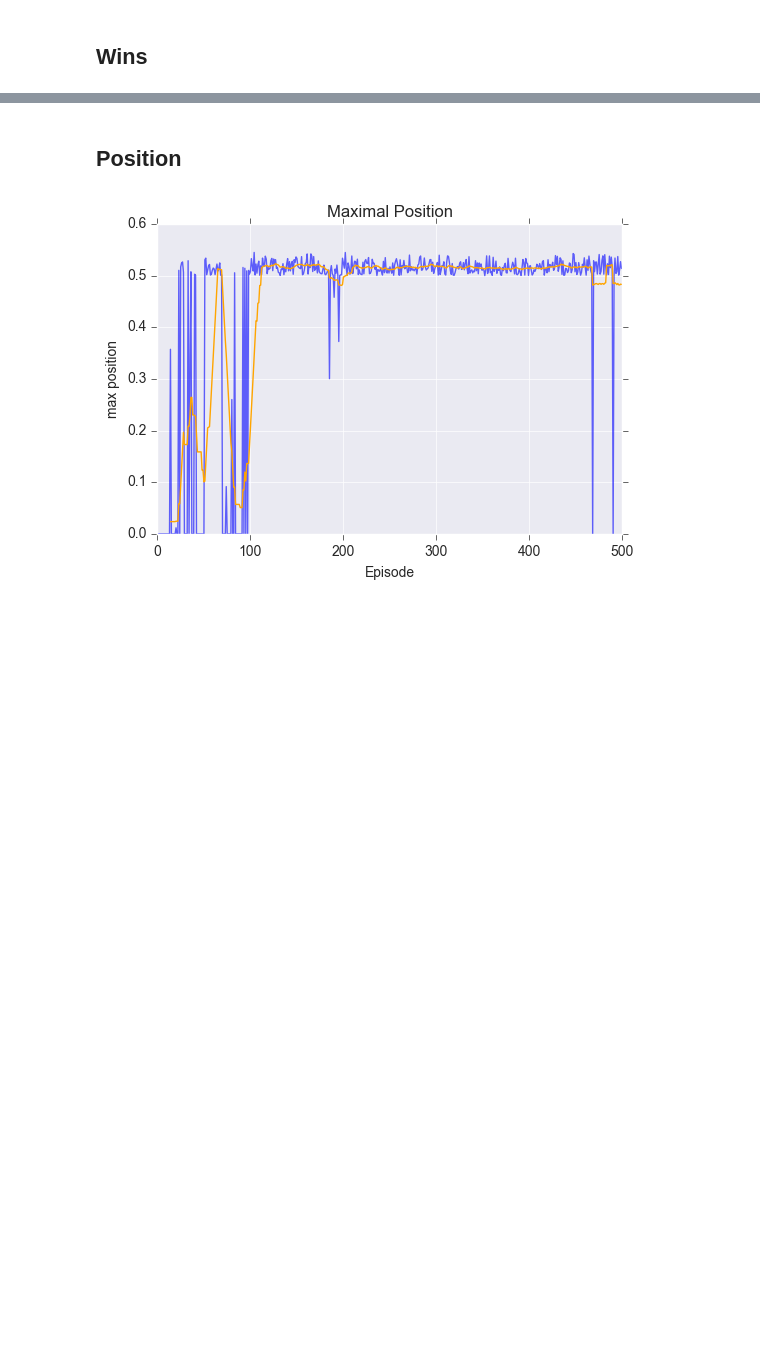
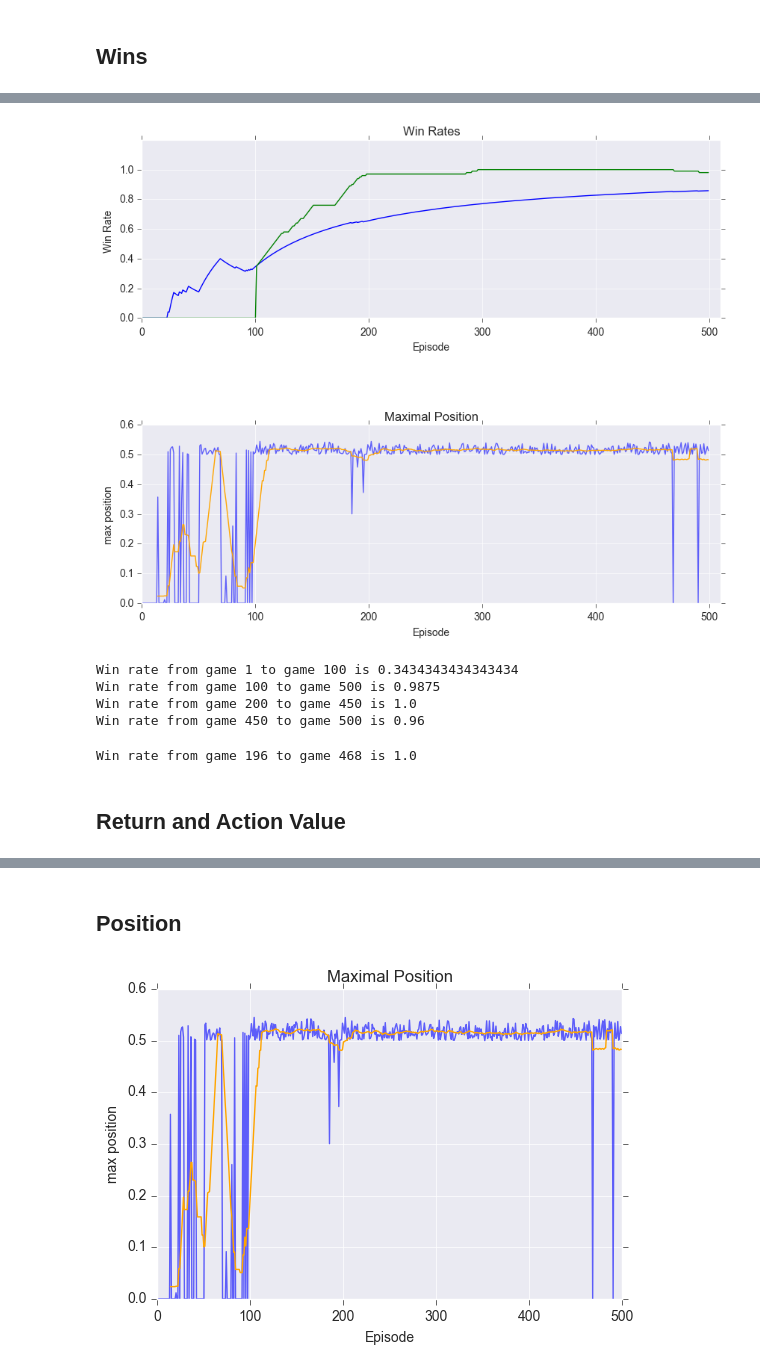
Before and after one commit to dtriepke/Deep_Q_Learning_MountainCar, a Jupyter notebook: DeepQLearning.ipynb, the cells around one changed output, grey strips where cells are left out. Cells and saved outputs as stored; diff of their text form; code cells hidden in the pictures; blank space fills up the shorter version.

```diff
--- a/DeepQLearning.ipynb
+++ b/DeepQLearning.ipynb
@@ -212 +156,61 @@ plt.show()
+# %%
+# Wins
+def movingRate(lag):
+    idx = range(len(history["cum_win"]) -1 )
+    lag
+    out = [ ((history["cum_win"][i + lag])- history["cum_win"][i]) / lag for i in idx if i < (500 -1 - lag)]
+    return list(np.append(np.zeros(lag +1), out))
+
+
+cum_win_rate_moving = movingRate(100)
+cum_win_rate = list(map(lambda a,b: (round(a / b, 4)), history["cum_win"], history["episode"]))
+
+plt.figure(1, figsize= [10,8])
+plt.subplot(211)
+plt.plot(cum_win_rate, label = "Avg Wins")
+plt.plot(cum_win_rate_moving, label = "MA Wins")
+plt.xlabel('Episode')
+plt.ylabel('Win Rate ')
+plt.title('Win Rates')
+plt.ylim(0, 1.2)
+plt.xlim(0, episodes+10)
+#plt.legend(bbox_to_anchor=(1.05, 1), loc=2, borderaxespad=0.)
+
+
+plt.subplot(212)
+max_posision = history["position"]["max_position"]
+max_posision = pd.Series(max_posision)
+ma = max_posision.rolling(15).mean()
+plt.plot(max_posision, alpha = 0.6, label = "Max Position")
+plt.plot(ma, "orange", label = "MA Max Position")
+plt.xlabel('Episode')
+plt.ylabel('max position')
+plt.title("Maximal Position")
+plt.xlim(0, episodes +10)
+#plt.legend(bbox_to_anchor=(1.05, 1), loc=2, borderaxespad=0.)
+plt.subplots_adjust(hspace = 0.6)
+
+plt.savefig('pic/winRatesAndMaxPosition.png')
+
+plt.show()
+# %% [output]
+[figure, added]
+# %%
+for i,j in zip([1, 100, 200, 450],[100, 500, 450, 500]):
+    print("Win rate from game {} to game {} is {}".format(history["episode"][i-1], history["episode"][j-1],
+                                                     ( (history["cum_win"][j-1]) - history["cum_win"][i-1])  / (j-i)))
+# %% [output]
+Win rate from game 1 to game 100 is 0.3434343434343434
+Win rate from game 100 to game 500 is 0.9875
+Win rate from game 200 to game 450 is 1.0
+Win rate from game 450 to game 500 is 0.96
+# %%
+# Models away from loss:
+for i,j in zip([196],[468,]):
+    print("Win rate from game {} to game {} is {}".format(history["episode"][i-1], history["episode"][j-1],
+                                                     ( (history["cum_win"][j-1]) - history["cum_win"][i-1])  / (j-i)))
+# %% [output]
+Win rate from game 196 to game 468 is 1.0
+# %% [markdown]
+## Return and Action Value
 # %%
```
Also changed, not shown: parts of 20 cells of this notebook, 6 other files.
